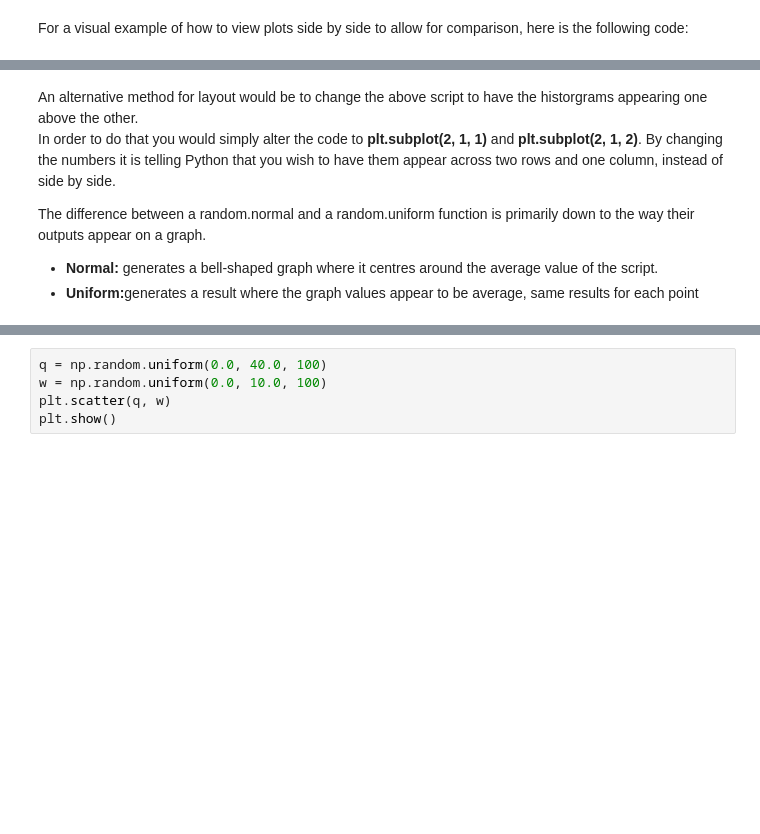
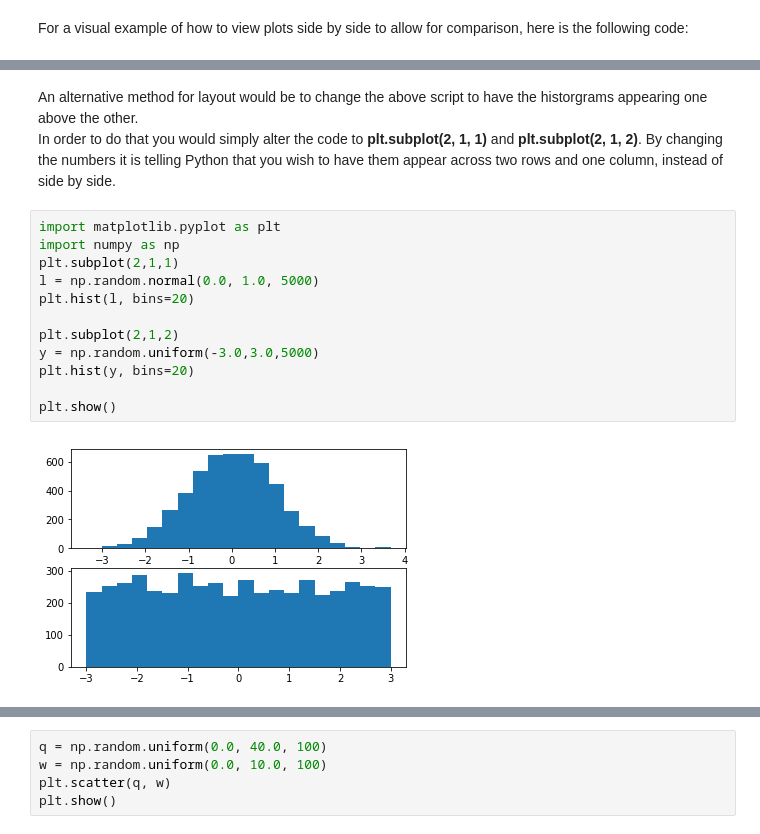
Before and after one commit to vwalsh86/Prog-for-DA-Practical-Work, a Jupyter notebook: numpy-random.ipynb, the cells around one changed output, grey strips where cells are left out. Cells and saved outputs as stored; diff of their text form; blank space fills up the shorter version.

```diff
--- a/numpy-random.ipynb
+++ b/numpy-random.ipynb
@@ -361,9 +361,17 @@ plt.show()
 # %% [markdown]
 An alternative method for layout would be to change the above script to have the historgrams appearing one above the other.<br>
 In order to do that you would simply alter the code to <b>plt.subplot(2, 1, 1)</b> and <b>plt.subplot(2, 1, 2)</b>. By changing the numbers it is telling Python that you wish to have them appear across two rows and one column, instead of side by side.
-
-The difference between a random.normal and a random.uniform function is primarily down to the way their outputs appear on a graph.<br>
-<ul>
-<li><b>Normal:</b> generates a bell-shaped graph where it centres around the average value of the script.</li>
-<li><b>Uniform:</b>generates a result where the graph values appear to be average, same results for each point</li>
-</ul>
+# %%
+import matplotlib.pyplot as plt
+import numpy as np
+plt.subplot(2,1,1)
+l = np.random.normal(0.0, 1.0, 5000)
+plt.hist(l, bins=20)
+
+plt.subplot(2,1,2)
+y = np.random.uniform(-3.0,3.0,5000)
+plt.hist(y, bins=20)
+
+plt.show()
+# %% [output]
+[figure, added]
```
Also changed, not shown: parts of 27 cells of this notebook.
